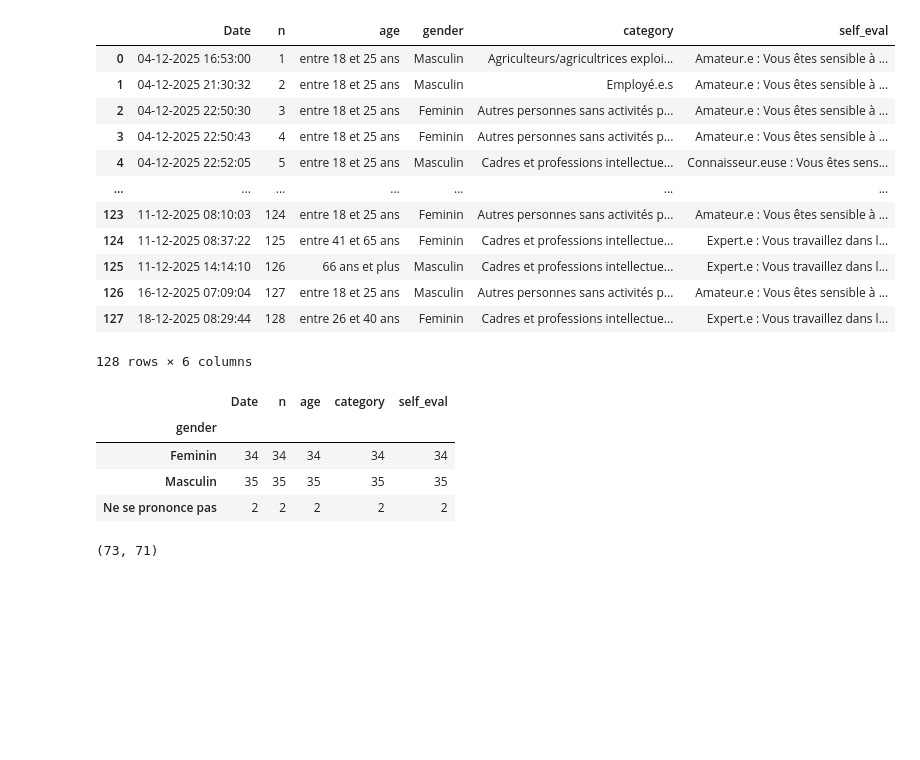
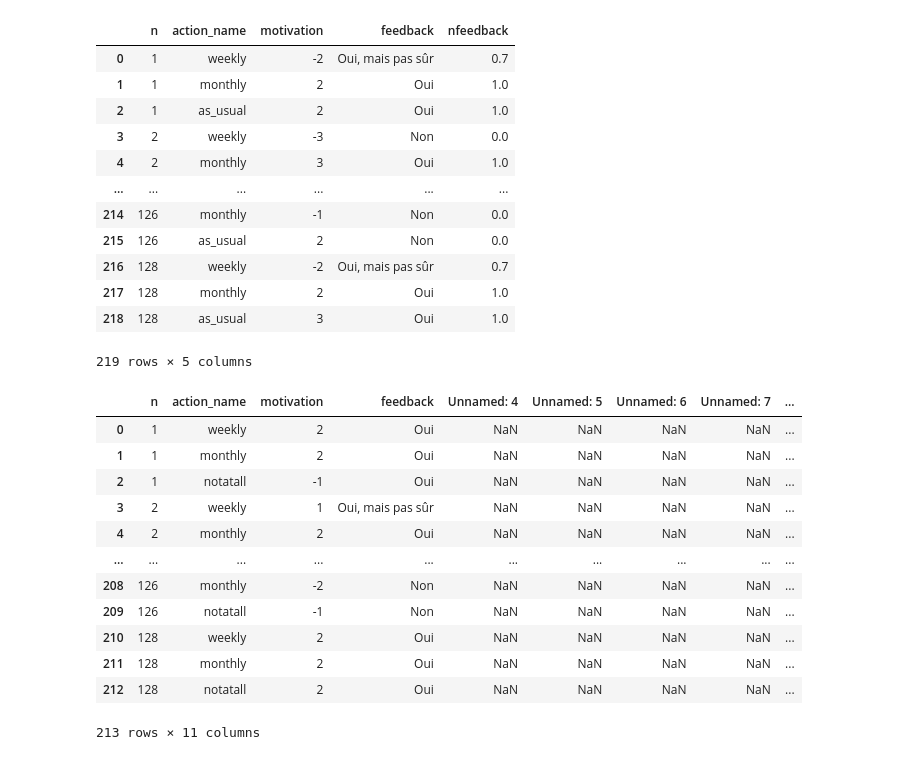
Before and after one commit to novincent/OptimacForm, a Jupyter notebook: src/data_treatment.ipynb, the cells around one changed output. Drawn from its saved outputs; the diff is of its cells as text; code cells hidden in the pictures; blank space fills up the shorter version.

```diff
--- a/src/data_treatment.ipynb
+++ b/src/data_treatment.ipynb
@@ -10,37 +1,39 @@ sugg_df = pan.read_csv("../data/experimental2/Copie de OPTIMACFORM - suggestions
-# %%
-polluted_data = [62,67, 84,82]
-
-def filter(df):
-    return df[~df["n"].isin(polluted_data)]
-
-parts_df
-# %% [output]
-|  | Date | n | age | gender | category | self_eval |
-| 0 | 04-12-2025 16:53:00 | 1 | entre 18 et 25 ans | Masculin | Agriculteurs/agricultrices exploi... | Amateur.e : Vous êtes sensible à ... |
-| 1 | 04-12-2025 21:30:32 | 2 | entre 18 et 25 ans | Masculin | Employé.e.s | Amateur.e : Vous êtes sensible à ... |
-| 2 | 04-12-2025 22:50:30 | 3 | entre 18 et 25 ans | Feminin | Autres personnes sans activités p... | Amateur.e : Vous êtes sensible à ... |
-| 3 | 04-12-2025 22:50:43 | 4 | entre 18 et 25 ans | Feminin | Autres personnes sans activités p... | Amateur.e : Vous êtes sensible à ... |
-| 4 | 04-12-2025 22:52:05 | 5 | entre 18 et 25 ans | Masculin | Cadres et professions intellectue... | Connaisseur.euse : Vous êtes sens... |
-| ... | ... | ... | ... | ... | ... | ... |
-| 123 | 11-12-2025 08:10:03 | 124 | entre 18 et 25 ans | Feminin | Autres personnes sans activités p... | Amateur.e : Vous êtes sensible à ... |
-| 124 | 11-12-2025 08:37:22 | 125 | entre 41 et 65 ans | Feminin | Cadres et professions intellectue... | Expert.e : Vous travaillez dans l... |
-| 125 | 11-12-2025 14:14:10 | 126 | 66 ans et plus | Masculin | Cadres et professions intellectue... | Expert.e : Vous travaillez dans l... |
-| 126 | 16-12-2025 07:09:04 | 127 | entre 18 et 25 ans | Masculin | Autres personnes sans activités p... | Amateur.e : Vous êtes sensible à ... |
-| 127 | 18-12-2025 08:29:44 | 128 | entre 26 et 40 ans | Feminin | Cadres et professions intellectue... | Expert.e : Vous travaillez dans l... |
-128 rows × 6 columns
-# %%
-n_0  = filter(f0_df)["n"].nunique()
-n_1  = filter(f1_df)["n"].nunique()
-
-filtered_parts_0 = filter(parts_df)[parts_df["n"].isin(filter(f1_df)["n"])]
-filtered_parts_0.groupby(["gender "]).count()
-# %% [output]
-|  | Date | n | age | category | self_eval |
-| gender |  |  |  |  |  |
-| Feminin | 34 | 34 | 34 | 34 | 34 |
-| Masculin | 35 | 35 | 35 | 35 | 35 |
-| Ne se prononce pas | 2 | 2 | 2 | 2 | 2 |
-# %%
-n_0,n_1
-# %% [output]
-(73, 71)
+# %%
+import pandas as pan
+import matplotlib.pyplot as plt
+import numpy as np
+
+f0  = pan.read_csv("../data/experimental2/filtered/f0.csv")
+f1  = pan.read_csv("../data/experimental2/filtered/f1.csv")
+# %%
+f0
+# %% [output]
+|  | n | action_name | motivation | feedback | nfeedback |
+| 0 | 1 | weekly | -2 | Oui, mais pas sûr | 0.7 |
+| 1 | 1 | monthly | 2 | Oui | 1.0 |
+| 2 | 1 | as_usual | 2 | Oui | 1.0 |
+| 3 | 2 | weekly | -3 | Non | 0.0 |
+| 4 | 2 | monthly | 3 | Oui | 1.0 |
+| ... | ... | ... | ... | ... | ... |
+| 214 | 126 | monthly | -1 | Non | 0.0 |
+| 215 | 126 | as_usual | 2 | Non | 0.0 |
+| 216 | 128 | weekly | -2 | Oui, mais pas sûr | 0.7 |
+| 217 | 128 | monthly | 2 | Oui | 1.0 |
+| 218 | 128 | as_usual | 3 | Oui | 1.0 |
+219 rows × 5 columns
+# %%
+f1
+# %% [output]
+|  | n | action_name | motivation | feedback | Unnamed: 4 | Unnamed: 5 | Unnamed: 6 | Unnamed: 7 | ... |
+| 0 | 1 | weekly | 2 | Oui | NaN | NaN | NaN | NaN | ... |
+| 1 | 1 | monthly | 2 | Oui | NaN | NaN | NaN | NaN | ... |
+| 2 | 1 | notatall | -1 | Oui | NaN | NaN | NaN | NaN | ... |
+| 3 | 2 | weekly | 1 | Oui, mais pas sûr | NaN | NaN | NaN | NaN | ... |
+| 4 | 2 | monthly | 2 | Oui | NaN | NaN | NaN | NaN | ... |
+| ... | ... | ... | ... | ... | ... | ... | ... | ... | ... |
+| 208 | 126 | monthly | -2 | Non | NaN | NaN | NaN | NaN | ... |
+| 209 | 126 | notatall | -1 | Non | NaN | NaN | NaN | NaN | ... |
+| 210 | 128 | weekly | 2 | Oui | NaN | NaN | NaN | NaN | ... |
+| 211 | 128 | monthly | 2 | Oui | NaN | NaN | NaN | NaN | ... |
+| 212 | 128 | notatall | 2 | Oui | NaN | NaN | NaN | NaN | ... |
+213 rows × 11 columns
```
Also changed, not shown: parts of 3 cells of this notebook, 8 other files.
